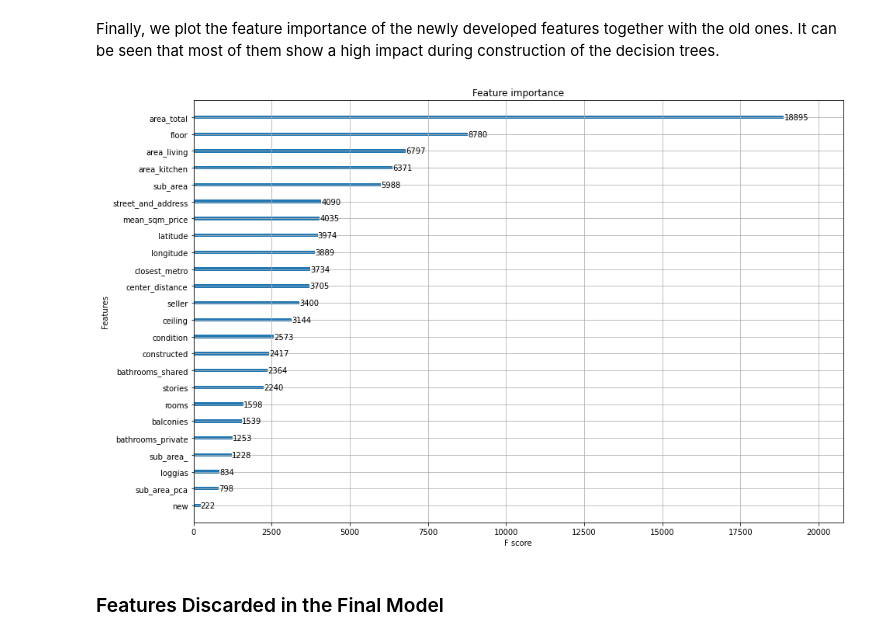
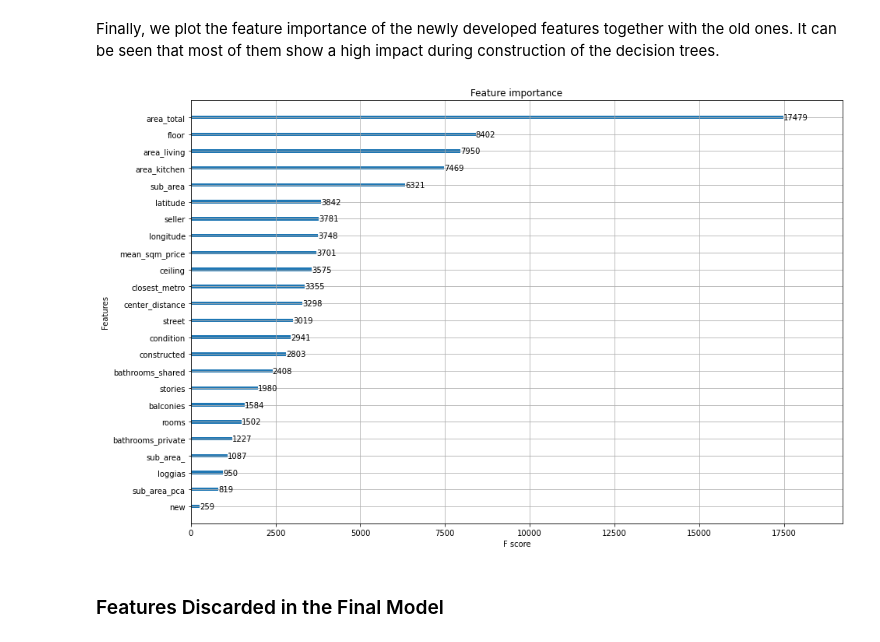
Before and after one commit to kirill-menke/house-pricing-prediction, a Jupyter notebook: long_notebook.ipynb, the cells around one changed output. Saved outputs shown, nothing was run; the diff lists cells and outputs as text; code cells hidden in the pictures.

```diff
--- a/long_notebook.ipynb
+++ b/long_notebook.ipynb
@@ -295,7 +291,8 @@ all_data.longitude[all_data.street_and_address == "улица Центральн
 all_data.latitude[all_data.street_and_address == "пос. Коммунарка Москва А101 ЖК"] = 55.5676692
 all_data.longitude[all_data.street_and_address == "пос. Коммунарка Москва А101 ЖК"] = 37.4816608
 
-# Ordinal Encdoding for street_and_address
+# Ordinal Encdoding for streets
+all_data["street"] = LabelEncoder().fit_transform(all_data["street"])
 all_data["street_and_address"] = LabelEncoder().fit_transform(all_data["street_and_address"])
 # %% [markdown]
 
@@ -317,3 +314,5 @@ print("Amount of shared building IDs between training and test set: ", len(set(t
 Amount of shared building IDs between training and test set:  0
 # %% [markdown]
 Therefore, we tried to perform the splitting within cross-validation not only according to the price but also according to building ID, i.e. we used a StratifiedGroupKFold for local verification of our model before uploading to Kaggle. We hoped that in this way the local RMSLE would adjust to the leaderboard RMSLE. However, the local score was still quite different from the leaderboard score and on top didn't always move in the same direction after changes. This is why we decided to stay with a simple stratified split according to the price.
+# %%
+all_data = all_data.drop(["street_and_address", "address"], axis = 1)
@@ -433,7 +436,7 @@ In addition to data cleaning und discarding features of low importance, we creat
 Therefore, we first added a feature which describes the distance of the apartment to the city center. In this way we extract more useful information from the given coordinates.
 First, we define a distance metric, the haversine distance. It calculates the distance between two coordinates while also considering the earth's curvature. The default arguments for lat2 and lng2 are the latitude and longitude of Moscow's city center defined by the red square.
 # %%
-def haversine_array(lat1, lng1, lat2 = 55.75, lng2 = 37.6):
+def haversine_array(lat1, lng1, lat2 = 55.752, lng2 = 37.617):
     lat1, lng1, lat2, lng2 = map(np.radians, (lat1, lng1, lat2, lng2))
     AVG_EARTH_RADIUS = 6371  # in km
     lat = lat2 - lat1
@@ -503,19 +506,18 @@ for rows in ind:
     mean_subarea_price.append(np.nanmean(all_data['price'].iloc[rows]))
 
 all_data["mean_sqm_price"] = mean_sqm_price
-all_data["mean_subarea_price"] = mean_subarea_price
 # %% [markdown]
 Finally, we plot the feature importance of the newly developed features together with the old ones. It can be seen that most of them show a high impact during construction of the decision trees.
 # %%
-X = all_data[0:23285].drop(["street", "address", "price"], axis = 1)
+X = all_data[0:23285].drop(["price"], axis = 1)
 y = all_data[0:23285].price
 model_xgb = XGBRegressor(n_estimators=1200, max_depth=7, booster='gbtree')
 model_xgb.fit(X, y)
 
 fig, ax = plt.subplots(1,1,figsize=(15,10))
 plot_importance(model_xgb, ax=ax);
 # %% [output]
-[figure, old version]
+[figure, new version]
 # %% [markdown]
 ### Features Discarded in the Final Model
 # %% [markdown]
```
Also changed, not shown: parts of 27 cells of this notebook, 9 other files.
